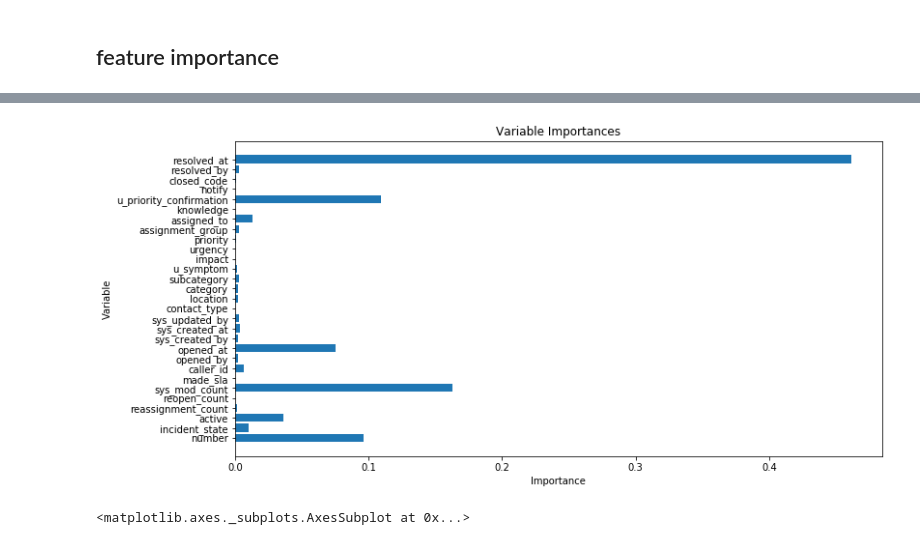
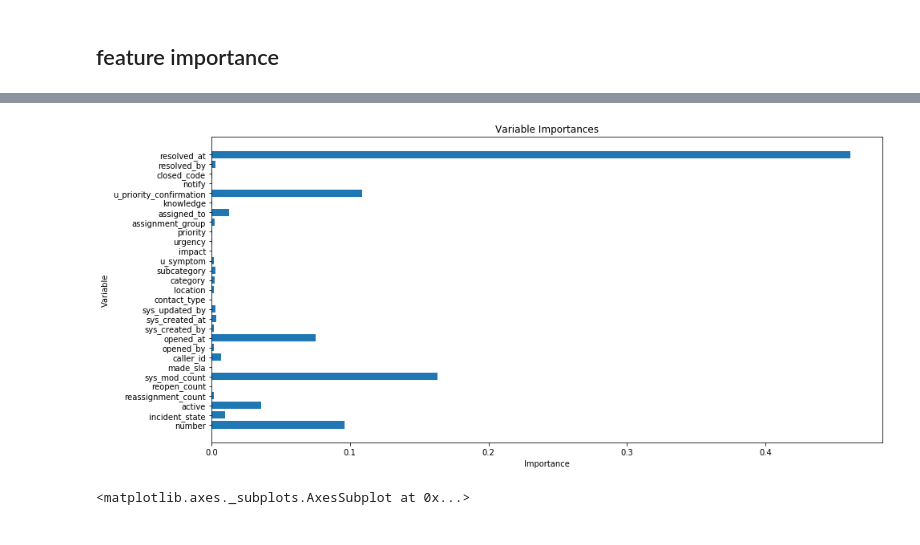
Before and after one commit to unclestay/ESILV---Python-for-data-analysis---devoir-2020, a Jupyter notebook: project.ipynb, the cells around one changed output, grey strips where cells are left out. Drawn from its saved outputs; the diff is of its cells as text; code cells hidden in the pictures.

```diff
--- a/project.ipynb
+++ b/project.ipynb
@@ -531,0 +534,21 @@ score
+# %%
+X = df0.iloc[:,:-1]
+
+y = df0["rest_time2"]
+
+from sklearn.model_selection import train_test_split
+X_train, X_test, Y_train, Y_test = train_test_split(X,y)
+
+from sklearn.ensemble import RandomForestRegressor
+
+def get_score(algorithme, X_train, X_test, Y_train, Y_test):
+    modele     = algorithme.fit(X_train, Y_train)
+    score      = modele.score(X_test, Y_test)
+    return score
+
+hyperparametres = {"n_estimators" : 50,
+                  "max_features"  :  28,
+                  "max_depth"     :  50}
+algorithme = RandomForestRegressor(**hyperparametres)
+score = get_score(algorithme, X_train, X_test, Y_train, Y_test)
+score
@@ -618,27 +643,27 @@ Variable: resolved_by          Importance: 0.0
 # %%
 %matplotlib inline
 import matplotlib.pyplot as plt
 
 # list of x locations for plotting
 x_values = list(range(len(importances)))
 
-plt.figure(figsize=(12,6))
+plt.figure(figsize=(15,7))
 
 # Make a bar chart
 plt.barh(x_values, importances)
 
 # Tick labels for x axis
 plt.yticks(x_values, feature_list)#, rotation='horizontal')
 
 # Axis labels and title
 plt.xlabel('Importance')
 plt.ylabel('Variable')
 plt.title('Variable Importances')
 
 
 plt.savefig("variable_importance.png", dpi = 200)
 # %% [output]
-[figure, old version]
+[figure, new version]
 # %%
 df_final = df.drop(["reassignment_count","reopen_count","made_sla","opened_by","sys_created_by",
                "sys_created_at","sys_updated_by","contact_type","location","category",
```
Also changed, not shown: parts of 3 cells of this notebook.
